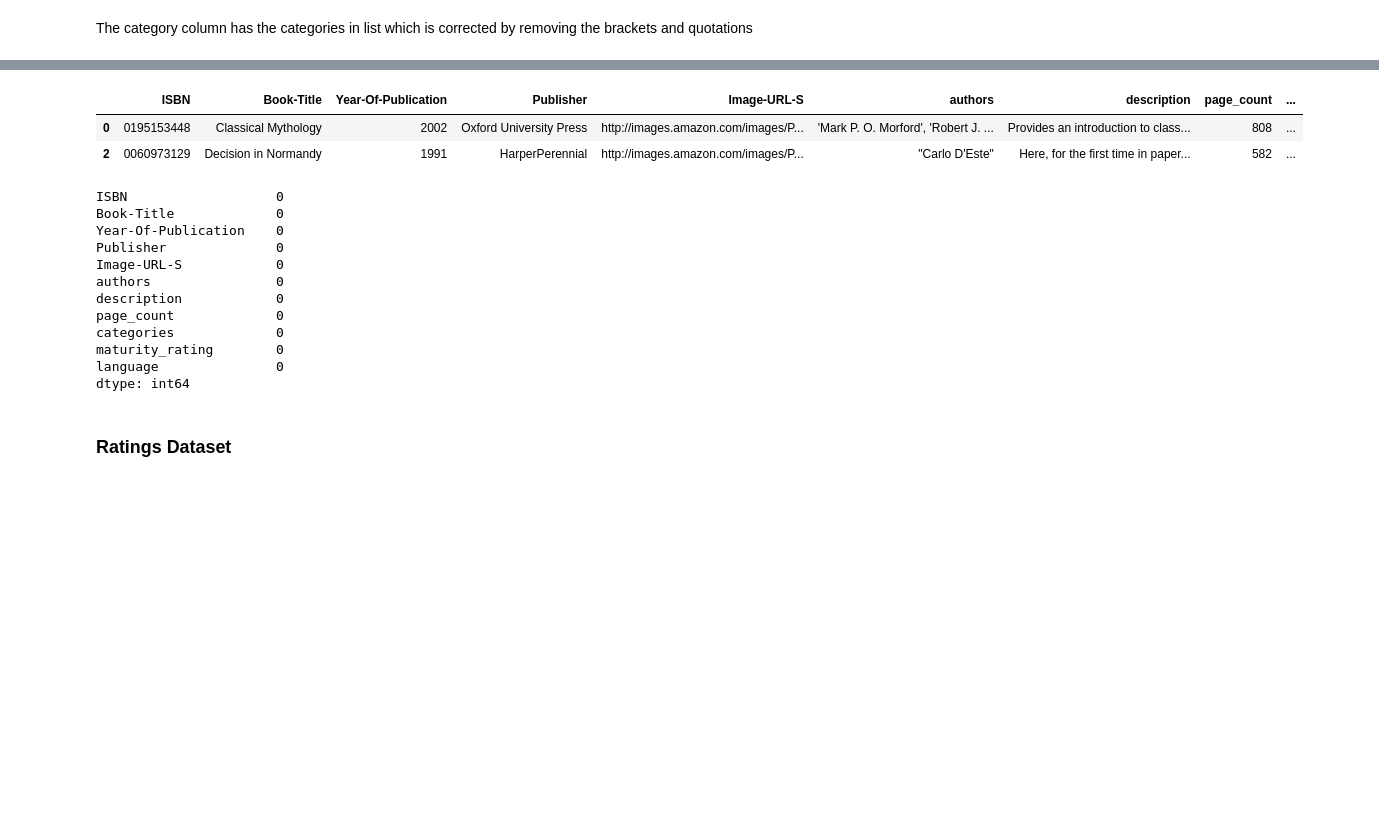
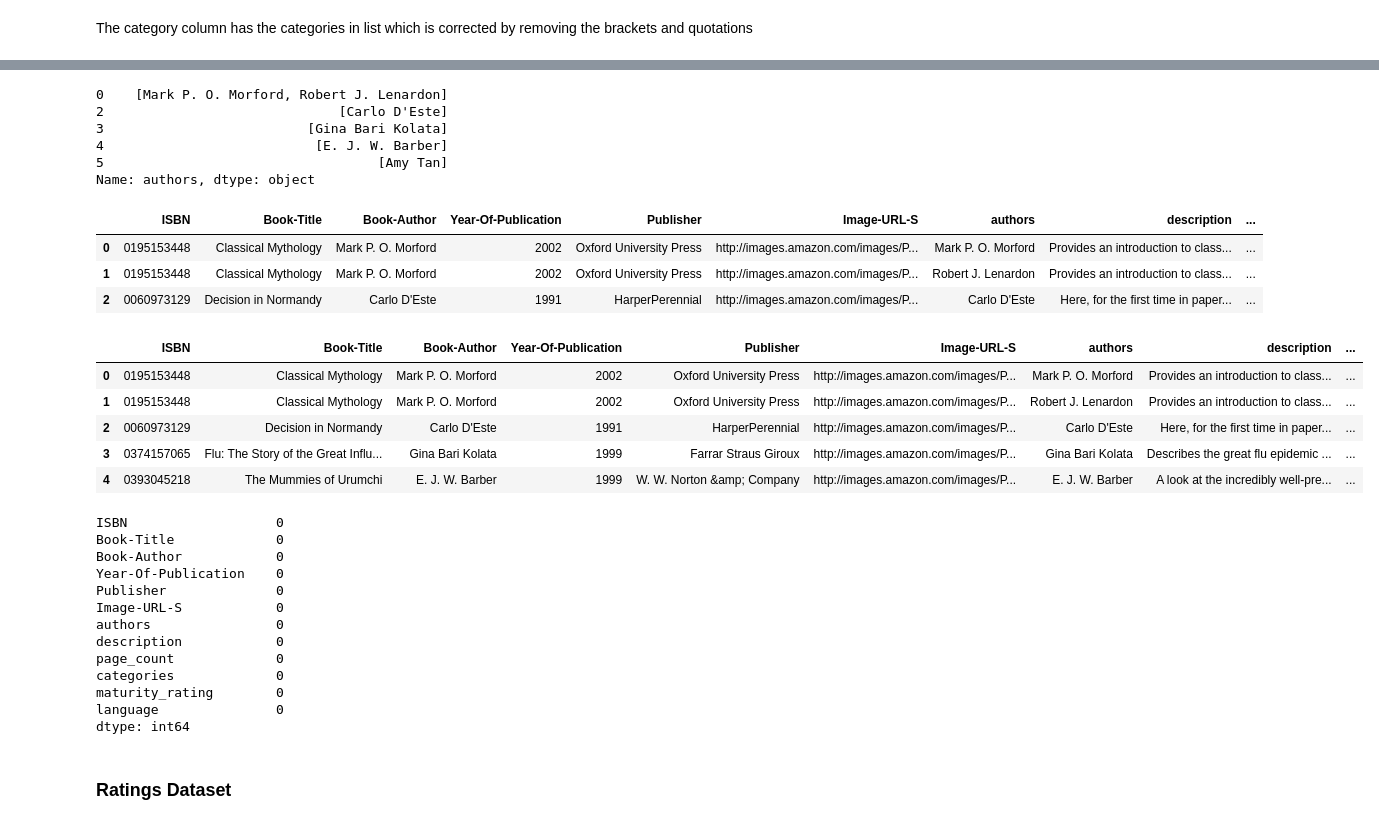
Before and after one commit to Azegele/Phase-5-Project, a Jupyter notebook: index.ipynb, the cells around one changed output, grey strips where cells are left out. Saved outputs shown, nothing was run; the diff lists cells and outputs as text; code cells hidden in the pictures; blank space fills up the shorter version.

```diff
--- a/index.ipynb
+++ b/index.ipynb
@@ -994,0 +1050,7 @@ published2.categories.fillna('None',inplace=True)
+# %%
+# In the categories column we have the categories names in a list
+# Remove the brackets and quotation marks from the 'categories' column
+book_data['categories'] = book_data['categories'].str.strip('[]')
+book_data['categories'] = book_data['categories'].str.strip("''")
+# preview data set
+book_data.head()
@@ -1065,17 +1103,63 @@ published3.head()
+# %%
+# In the authors column we have the authors names in a list
+# Defining a function to remove the brackets and quotation marks from the 'authors' column
+def authors_split(authors):
+    try:
+        authors = authors\
+            .replace("['", "")\
+            .replace("']", "")\
+            .replace("', '", ", ")\
+            .replace("','", ", ")\
+            .replace("' ,'", ", ")\
+            .replace('["', '')\
+            .replace('"]', '')\
+            .replace('", "', ', ')\
+            .replace('","', ', ')\
+            .replace('" ,"', ', ')\
+            .split(", ")
+
+        return authors
+
+    except:
+        return []
+# %%
+#applying the function to the authors column
+book_data['authors'] = book_data['authors'].apply(authors_split)
+book_data['authors'].head()
+# %% [output]
+0    [Mark P. O. Morford, Robert J. Lenardon]
+2                              [Carlo D'Este]
+3                          [Gina Bari Kolata]
+4                           [E. J. W. Barber]
+5                                   [Amy Tan]
+Name: authors, dtype: object
+# %%
+#separating the different authors from the created list
+book_data = book_data.explode(column='authors', ignore_index = True)
+book_data.head(3)
+# %% [output]
+|  | ISBN | Book-Title | Book-Author | Year-Of-Publication | Publisher | Image-URL-S | authors | description | ... |
+| 0 | 0195153448 | Classical Mythology | Mark P. O. Morford | 2002 | Oxford University Press | http://images.amazon.com/images/P... | Mark P. O. Morford | Provides an introduction to class... | ... |
+| 1 | 0195153448 | Classical Mythology | Mark P. O. Morford | 2002 | Oxford University Press | http://images.amazon.com/images/P... | Robert J. Lenardon | Provides an introduction to class... | ... |
+| 2 | 0060973129 | Decision in Normandy | Carlo D'Este | 1991 | HarperPerennial | http://images.amazon.com/images/P... | Carlo D'Este | Here, for the first time in paper... | ... |
 # %%
 #converting values in the maturity rating column to lowercase
-published3['maturity_rating'] = published3['maturity_rating'].str.lower()
-published3.head(2)
+book_data['maturity_rating'] = book_data['maturity_rating'].str.lower()
+book_data.head()
 # %% [output]
-|  | ISBN | Book-Title | Year-Of-Publication | Publisher | Image-URL-S | authors | description | page_count | ... |
-| 0 | 0195153448 | Classical Mythology | 2002 | Oxford University Press | http://images.amazon.com/images/P... | 'Mark P. O. Morford', 'Robert J. ... | Provides an introduction to class... | 808 | ... |
-| 2 | 0060973129 | Decision in Normandy | 1991 | HarperPerennial | http://images.amazon.com/images/P... | "Carlo D'Este" | Here, for the first time in paper... | 582 | ... |
+|  | ISBN | Book-Title | Book-Author | Year-Of-Publication | Publisher | Image-URL-S | authors | description | ... |
+| 0 | 0195153448 | Classical Mythology | Mark P. O. Morford | 2002 | Oxford University Press | http://images.amazon.com/images/P... | Mark P. O. Morford | Provides an introduction to class... | ... |
+| 1 | 0195153448 | Classical Mythology | Mark P. O. Morford | 2002 | Oxford University Press | http://images.amazon.com/images/P... | Robert J. Lenardon | Provides an introduction to class... | ... |
+| 2 | 0060973129 | Decision in Normandy | Carlo D'Este | 1991 | HarperPerennial | http://images.amazon.com/images/P... | Carlo D'Este | Here, for the first time in paper... | ... |
+| 3 | 0374157065 | Flu: The Story of the Great Influ... | Gina Bari Kolata | 1999 | Farrar Straus Giroux | http://images.amazon.com/images/P... | Gina Bari Kolata | Describes the great flu epidemic ... | ... |
+| 4 | 0393045218 | The Mummies of Urumchi | E. J. W. Barber | 1999 | W. W. Norton &amp; Company | http://images.amazon.com/images/P... | E. J. W. Barber | A look at the incredibly well-pre... | ... |
 # %%
 #confirming that all missing values have been dealt with
-published3.isna().sum()
+book_data.isna().sum()
 # %% [output]
 ISBN                   0
 Book-Title             0
+Book-Author            0
 Year-Of-Publication    0
 Publisher              0
 Image-URL-S            0
```
Also changed, not shown: parts of 68 cells of this notebook.
